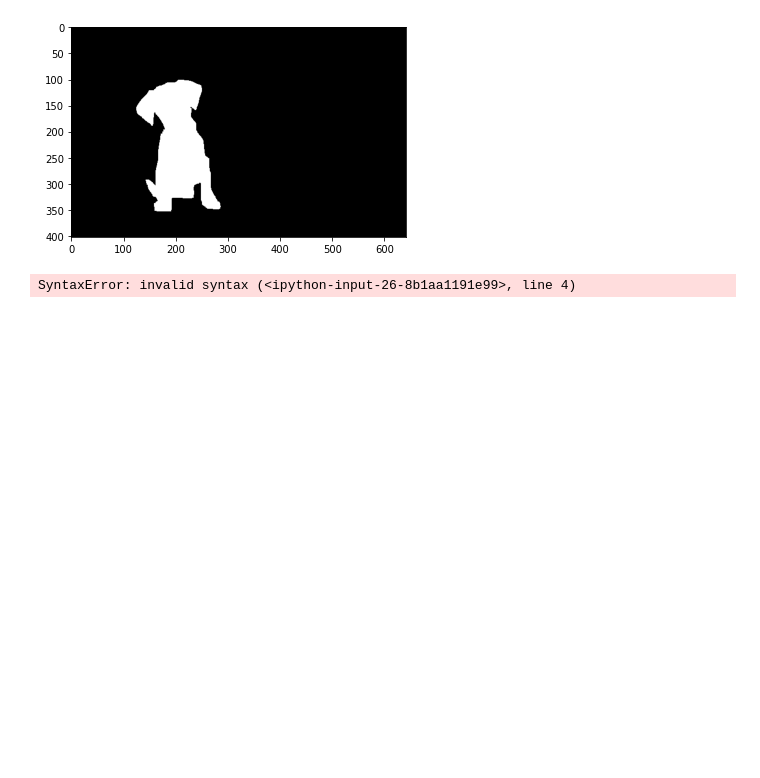
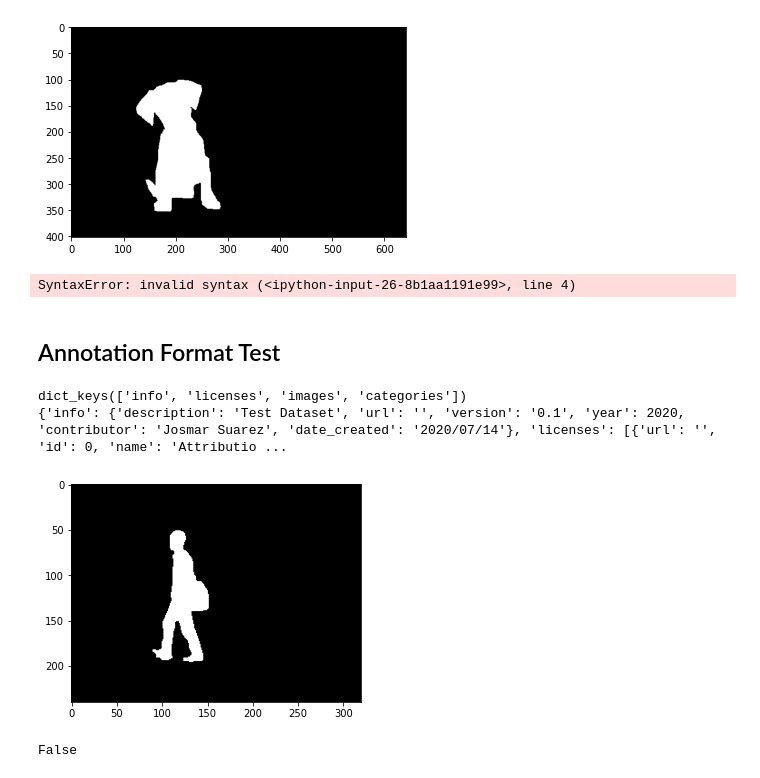
Before and after one commit to JosmarSuarez/Instance_Segmentation_Sandbox, a Jupyter notebook: annotation_tools/bit_to_poly.ipynb, the cells around one changed output. Drawn from its saved outputs; the diff is of its cells as text; code cells hidden in the pictures; blank space fills up the shorter version.

Commit message:
More data into annotation format

```diff
--- a/annotation_tools/bit_to_poly.ipynb
+++ b/annotation_tools/bit_to_poly.ipynb
@@ -153,3 +156,5 @@ for mask_image in mask_images:
         annotation =
 # %% [output]
 SyntaxError: invalid syntax (<ipython-input-26-8b1aa1191e99>, line 4)
+# %% [markdown]
+## Annotation Format Test
@@ -155,0 +219,44 @@ SyntaxError: invalid syntax (<ipython-input-26-8b1aa1191e99>, line 4)
+# %%
+my_dict["info"]= info
+my_dict["licenses"]= licenses
+my_dict["images"]=images
+my_dict["categories"]=categories
+print(my_dict.keys())
+print(my_dict)
+# %% [output]
+dict_keys(['info', 'licenses', 'images', 'categories'])
+{'info': {'description': 'Test Dataset', 'url': '', 'version': '0.1', 'year': 2020, 'contributor': 'Josmar Suarez', 'date_created': '2020/07/14'}, 'licenses': [{'url': '', 'id': 0, 'name': 'Attributio ...
+# %%
+import cv2
+dir_path = "../datasets/casia/DatasetB-1/silhouettes/001/bg-01/090/"
+my_img = cv2.imread(dir_path + '001-bg-01-090-070.png')
+plt.imshow(my_img)
+plt.show()
+# %% [output]
+[figure, added]
+# %%
+
+sub_masks = {}
+width, height, _ = my_img.shape
+color = str(my_img[100][125][:3])
+if(color != "[0 0 0]"):
+
+# for x in range(width):
+#     for y in range(height):
+#         # Get the RGB values of the pixel
+#         pixel = mask_image.getpixel((x,y))[:3]
+#         # If the pixel is not black...
+#         if pixel != (0, 0, 0):
+#             # Check to see if we've created a sub-mask...
+#             pixel_str = str(pixel)
+#             sub_mask = sub_masks.get(pixel_str)
+#             if sub_mask is None:
+#                # Create a sub-mask (one bit per pixel) and add to the dictionary
+#                 # Note: we add 1 pixel of padding in each direction
+#                 # because the contours module doesn't handle cases
+#                 # where pixels bleed to the edge of the image
+#                 sub_masks[pixel_str] = Image.new('1', (width+2, height+2))
+#             # Set the pixel value to 1 (default is 0), accounting for padding
+#             sub_masks[pixel_str].putpixel((x+1, y+1), 1)
+# %% [output]
+False
```
Also changed, not shown: parts of 6 cells of this notebook, 1 other file.
